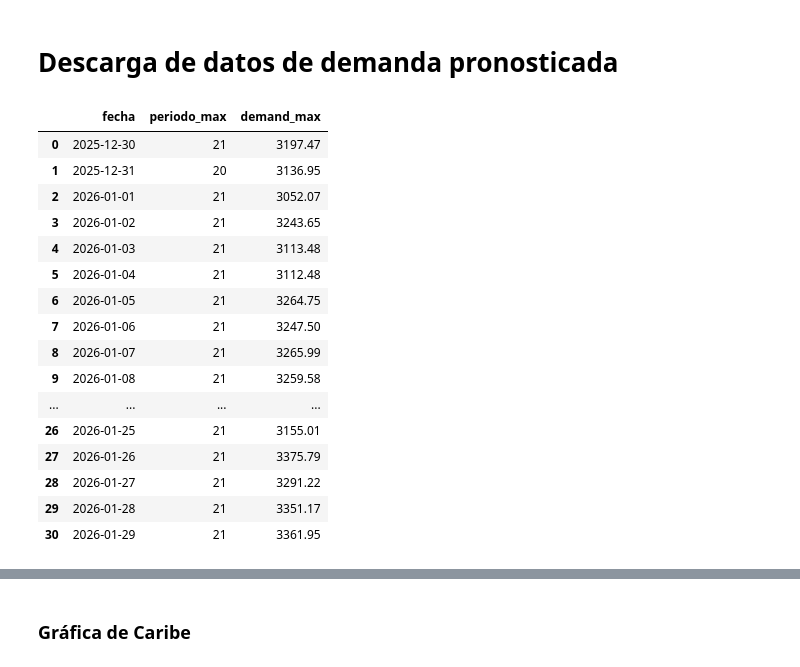
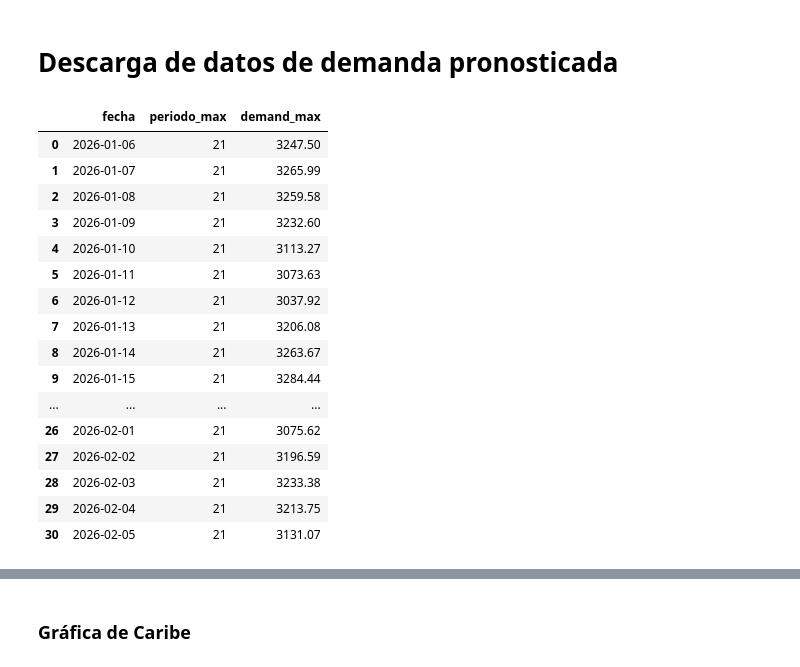
Before and after one commit to EdwarARL23/ScriptsPython, a Jupyter notebook: Demanda/DescargaVarClimaticas.ipynb, the cells around one changed output, grey strips where cells are left out. Drawn from its saved outputs; the diff is of its cells as text; code cells hidden in the pictures.

```diff
--- a/Demanda/DescargaVarClimaticas.ipynb
+++ b/Demanda/DescargaVarClimaticas.ipynb
@@ -368,7 +368,7 @@ objetoAPI = pydataxm.ReadDB()                    #Se almacena el servicio en el
 df =objetoAPI.get_collections()
 # %%
 # Fecha
-FechaRef=dt.date(2026, 2, 1)
+FechaRef=dt.date(2026, 2, 8)
 FechaFin = FechaRef - dt.timedelta(days=3)
 FechaIni= FechaFin - dt.timedelta(days=30)
 # %%
@@ -528,46 +521,58 @@ data = data.melt(id_vars=['fechaoperacion', 'nombre'],
 data=data.rename(columns={'nombre':'subarea','fechaoperacion':'fecha'})
 data=data.groupby(['fecha','subarea','periodo'])[['demand']].sum().round(2).reset_index()
 
 dataSIN=data.copy()
+dataC2=data.copy()
 data = data[~data['subarea'].isin(['Interior'])]
 
 data = data.groupby(['fecha', 'periodo'], as_index=False)['demand'].sum().round(2)
 dataSIN = dataSIN.groupby(['fecha'], as_index=False)['demand'].sum().round(2)
 dataSIN['demand']=(dataSIN['demand']/1000).round(2)
 
 data['fecha'] = pd.to_datetime(data['fecha']).dt.date
 dataSIN['fecha'] = pd.to_datetime(dataSIN['fecha']).dt.date
+
+
+dataC2 = dataC2[~dataC2['subarea'].isin(['Interior','SubCordoba-Sucre','SubCerromatoso'])]
+
+dataC2 = dataC2.groupby(['fecha', 'periodo'], as_index=False)['demand'].sum().round(2)
+
+dataC2['fecha'] = pd.to_datetime(dataC2['fecha']).dt.date
+
+
+
+
 
 # Obtener máximo diario y el periodo correspondiente
 data_max = (
     data.loc[data.groupby("fecha")["demand"].idxmax()]
     .rename(columns={"periodo": "periodo_max", "demand": "demand_max"})[["fecha", "periodo_max", "demand_max"]]
     .reset_index(drop=True)
 )
 
 # Añadir columnas de máximo al dataframe original
 data = data.merge(data_max, on="fecha", how="left")
 
 
 # data=data.sort_values(by=['fecha','periodo','subarea'])
 
 
 data_max
 # %% [output]
 |  | fecha | periodo_max | demand_max |
-| 0 | 2025-12-30 | 21 | 3197.47 |
-| 1 | 2025-12-31 | 20 | 3136.95 |
-| 2 | 2026-01-01 | 21 | 3052.07 |
-| 3 | 2026-01-02 | 21 | 3243.65 |
-| 4 | 2026-01-03 | 21 | 3113.48 |
-| 5 | 2026-01-04 | 21 | 3112.48 |
-| 6 | 2026-01-05 | 21 | 3264.75 |
-| 7 | 2026-01-06 | 21 | 3247.50 |
-| 8 | 2026-01-07 | 21 | 3265.99 |
-| 9 | 2026-01-08 | 21 | 3259.58 |
+| 0 | 2026-01-06 | 21 | 3247.50 |
+| 1 | 2026-01-07 | 21 | 3265.99 |
+| 2 | 2026-01-08 | 21 | 3259.58 |
+| 3 | 2026-01-09 | 21 | 3232.60 |
+| 4 | 2026-01-10 | 21 | 3113.27 |
+| 5 | 2026-01-11 | 21 | 3073.63 |
+| 6 | 2026-01-12 | 21 | 3037.92 |
+| 7 | 2026-01-13 | 21 | 3206.08 |
+| 8 | 2026-01-14 | 21 | 3263.67 |
+| 9 | 2026-01-15 | 21 | 3284.44 |
 | ... | ... | ... | ... |
-| 26 | 2026-01-25 | 21 | 3155.01 |
-| 27 | 2026-01-26 | 21 | 3375.79 |
-| 28 | 2026-01-27 | 21 | 3291.22 |
-| 29 | 2026-01-28 | 21 | 3351.17 |
-| 30 | 2026-01-29 | 21 | 3361.95 |
+| 26 | 2026-02-01 | 21 | 3075.62 |
+| 27 | 2026-02-02 | 21 | 3196.59 |
+| 28 | 2026-02-03 | 21 | 3233.38 |
+| 29 | 2026-02-04 | 21 | 3213.75 |
+| 30 | 2026-02-05 | 21 | 3131.07 |
```
Also changed, not shown: parts of 15 cells of this notebook, 3 other files.
